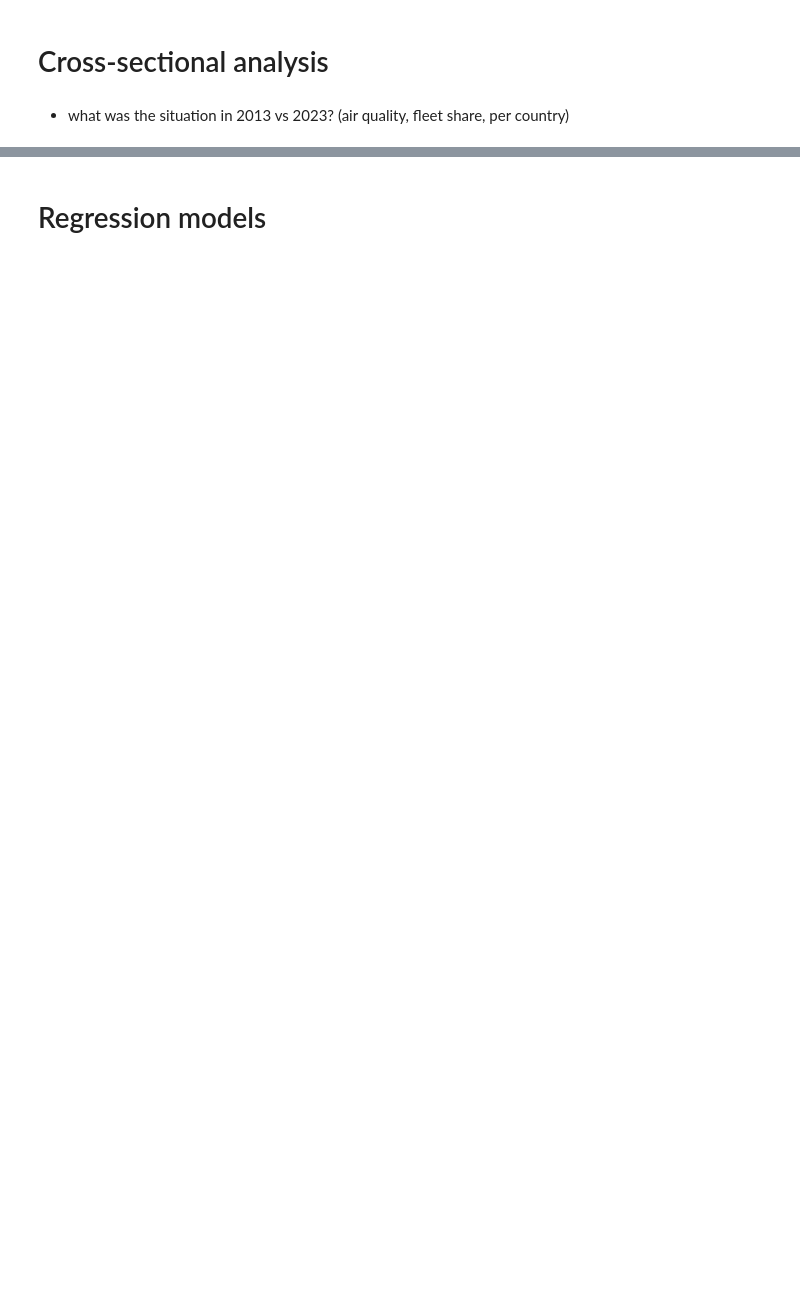
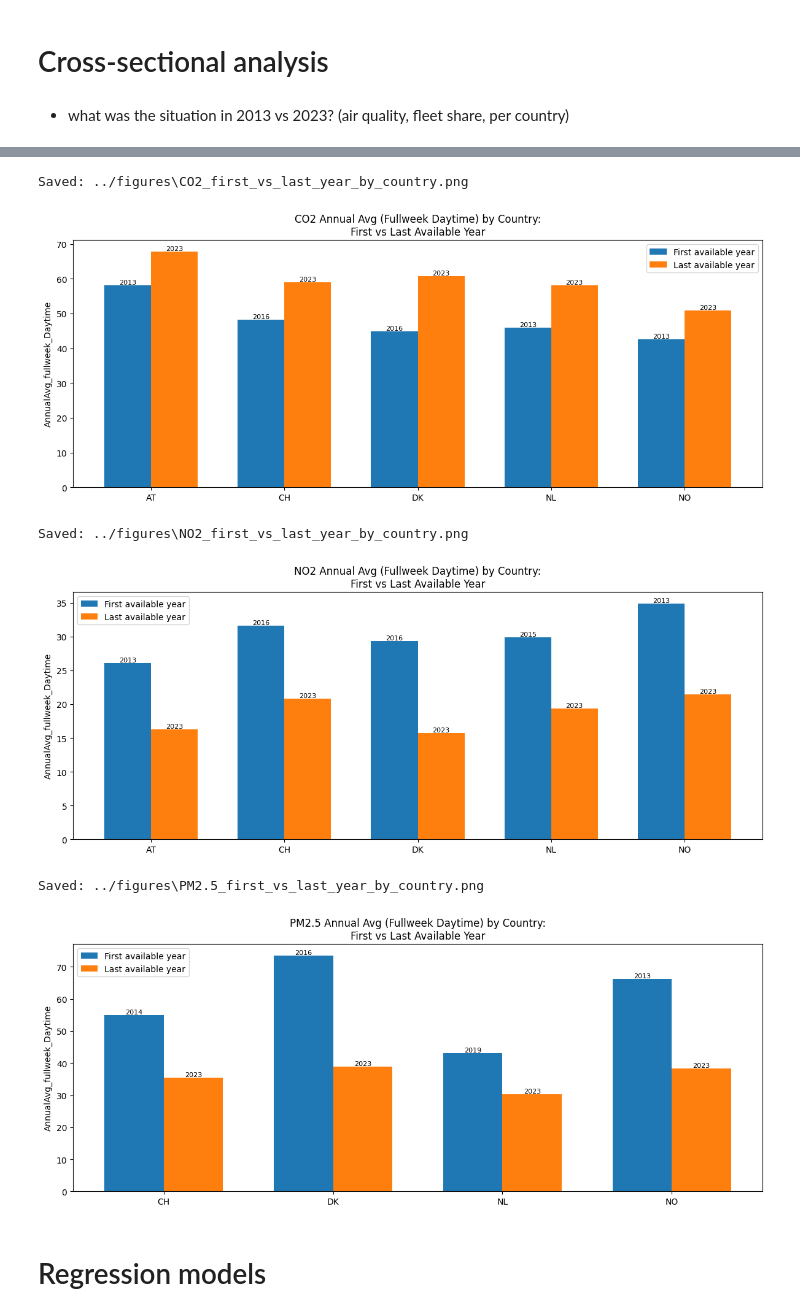
Before and after one commit to JskifterJ/DSML, a Jupyter notebook: src/analysis.ipynb, the cells around one changed output, grey strips where cells are left out. Cells and saved outputs as stored; diff of their text form; code cells hidden in the pictures; blank space fills up the shorter version.

```diff
--- a/src/analysis.ipynb
+++ b/src/analysis.ipynb
@@ -5,2 +74,77 @@
+# %%
+import matplotlib.pyplot as plt
+import pandas as pd
+import os
+
+# Load data
+aq = pd.read_csv("../data/processed/AQ_annual_averages.csv")
+
+# Pollutants to plot
+pollutants_to_plot = ["CO2", "NO2", "PM2.5"]
+
+# Ensure figures directory exists
+figures_dir = "../figures"
+os.makedirs(figures_dir, exist_ok=True)
+
+# Find first and last available year per country and pollutant
+first_last = (
+    aq[aq['Pollutant'].isin(pollutants_to_plot)]
+    .groupby(['Country', 'Pollutant'])['Year']
+    .agg(['min', 'max'])
+    .reset_index()
+)
+
+# Prepare data for plotting
+for pollutant in pollutants_to_plot:
+    plt.figure(figsize=(12, 5))
+    sub = first_last[first_last['Pollutant'] == pollutant]
+    countries = sub['Country'].unique()
+    x = range(len(countries))
+    width = 0.35
+
+    vals_first = []
+    vals_last = []
+    years_first = []
+    years_last = []
+    for _, row in sub.iterrows():
+        y_first = aq[(aq['Country'] == row['Country']) & (aq['Pollutant'] == pollutant) & (aq['Year'] == row['min'])]['AnnualAvg_fullweek_Daytime']
+        y_last = aq[(aq['Country'] == row['Country']) & (aq['Pollutant'] == pollutant) & (aq['Year'] == row['max'])]['AnnualAvg_fullweek_Daytime']
+        vals_first.append(y_first.values[0] if not y_first.empty else None)
+        vals_last.append(y_last.values[0] if not y_last.empty else None)
+        years_first.append(row['min'])
+        years_last.append(row['max'])
+
+    plt.bar([i - width/2 for i in x], vals_first, width, label='First available year')
+    plt.bar([i + width/2 for i in x], vals_last, width, label='Last available year')
+
+    # Annotate bars with years
+    for i, (y, year) in enumerate(zip(vals_first, years_first)):
+        if pd.notnull(y):
+            plt.text(i - width/2, y, str(year), ha='center', va='bottom', fontsize=8, rotation=0)
+    for i, (y, year) in enumerate(zip(vals_last, years_last)):
+        if pd.notnull(y):
+            plt.text(i + width/2, y, str(year), ha='center', va='bottom', fontsize=8, rotation=0)
+
+    plt.xticks(x, countries)
+    plt.ylabel('AnnualAvg_fullweek_Daytime')
+    plt.title(f'{pollutant} Annual Avg (Fullweek Daytime) by Country:\nFirst vs Last Available Year')
+    plt.legend()
+    plt.tight_layout()
+
+    # Save figure if not already present
+    fig_path = os.path.join(figures_dir, f"{pollutant}_first_vs_last_year_by_country.png")
+    if not os.path.exists(fig_path):
+        plt.savefig(fig_path)
+        print(f"Saved: {fig_path}")
+    else:
+        print(f"Figure already exists: {fig_path}")
+    plt.show()
+# %% [output]
+Saved: ../figures\CO2_first_vs_last_year_by_country.png
+[figure, added]
+Saved: ../figures\NO2_first_vs_last_year_by_country.png
+[figure, added]
+Saved: ../figures\PM2.5_first_vs_last_year_by_country.png
+[figure, added]
 # %% [markdown]
 # Regression models
```
Also changed, not shown: parts of 4 cells of this notebook, 6 other files.
